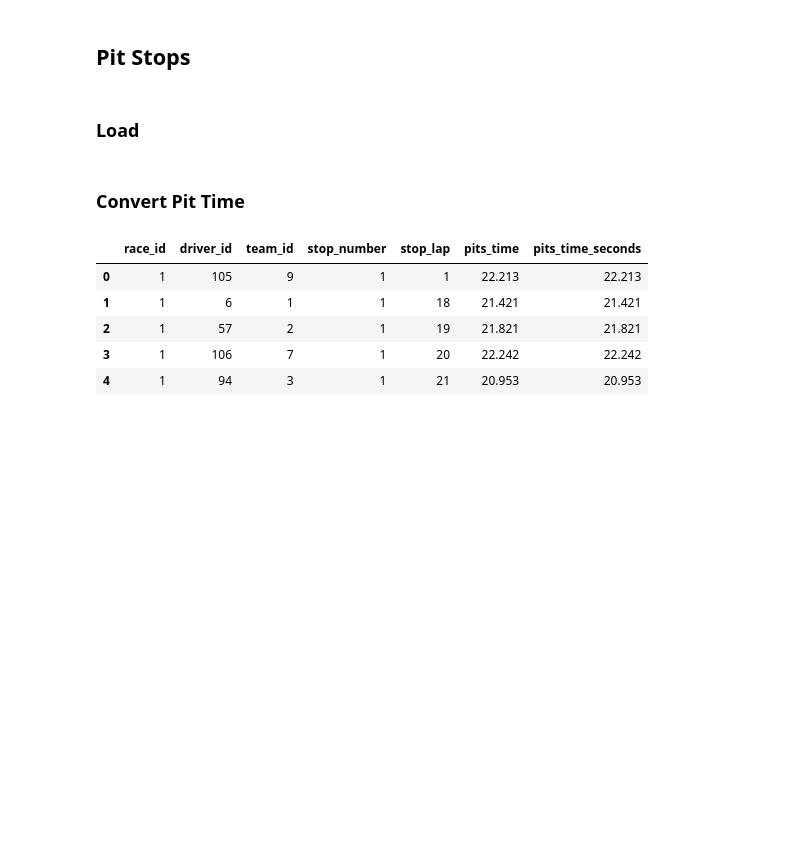
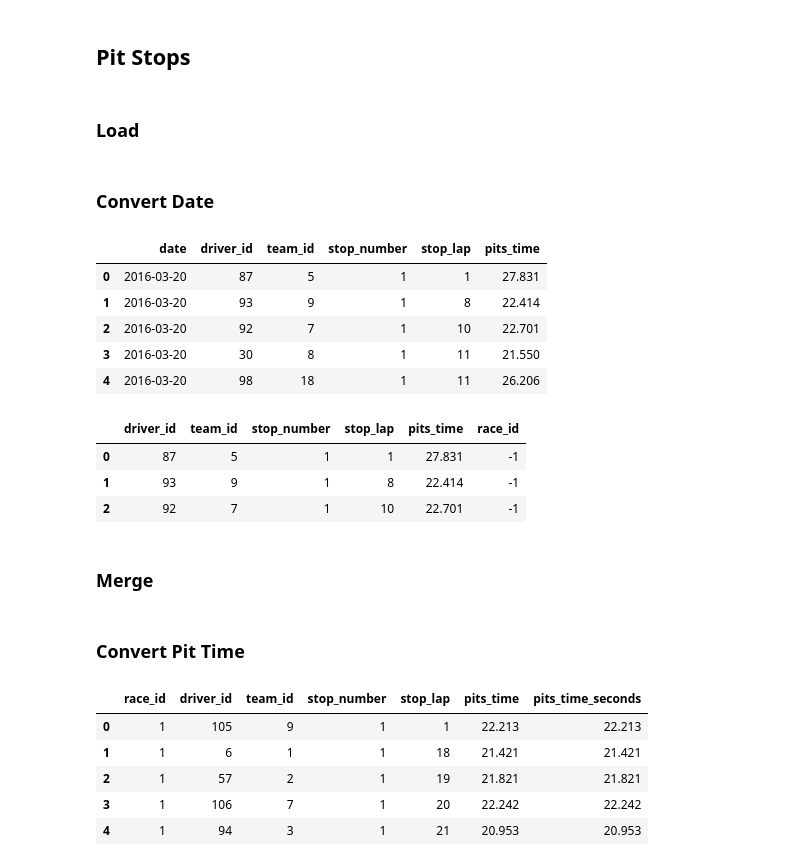
Before and after one commit to JackRWilson/Formula-1-Predictions-Project, a Jupyter notebook: notebooks/data_cleaning.ipynb, the cells around one changed output. Cells and saved outputs as stored; diff of their text form; code cells hidden in the pictures; blank space fills up the shorter version.

```diff
--- a/notebooks/data_cleaning.ipynb
+++ b/notebooks/data_cleaning.ipynb
@@ -860,0 +862,30 @@ pit_stops = pd.read_csv('../data/raw/pit_stop_results_raw.csv')
+# %% [markdown]
+### Convert Date
+# %%
+# Process date column
+for i, date in enumerate(pit_stops_2016['date']):
+    if '-' in date:
+        pit_stops_2016.at[i, 'date'] = date.split('-')[1].strip()
+
+# Convert to datetime
+pit_stops_2016['date'] = pd.to_datetime(pit_stops_2016['date'], format='mixed')
+pit_stops_2016.head()
+# %% [output]
+|  | date | driver_id | team_id | stop_number | stop_lap | pits_time |
+| 0 | 2016-03-20 | 87 | 5 | 1 | 1 | 27.831 |
+| 1 | 2016-03-20 | 93 | 9 | 1 | 8 | 22.414 |
+| 2 | 2016-03-20 | 92 | 7 | 1 | 10 | 22.701 |
+| 3 | 2016-03-20 | 30 | 8 | 1 | 11 | 21.550 |
+| 4 | 2016-03-20 | 98 | 18 | 1 | 11 | 26.206 |
+# %%
+# Create race_id based on date with negative numbers for chronological sorting
+pit_stops_2016['race_id'] = -1 * (pit_stops_2016['date'].rank(method='dense', ascending=True).astype(int))
+pit_stops_2016.drop('date', axis=1, inplace=True)
+pit_stops_2016.head(3)
+# %% [output]
+|  | driver_id | team_id | stop_number | stop_lap | pits_time | race_id |
+| 0 | 87 | 5 | 1 | 1 | 27.831 | -1 |
+| 1 | 93 | 9 | 1 | 8 | 22.414 | -1 |
+| 2 | 92 | 7 | 1 | 10 | 22.701 | -1 |
+# %% [markdown]
+### Merge
```
Also changed, not shown: parts of 19 cells of this notebook, 4 other files.
